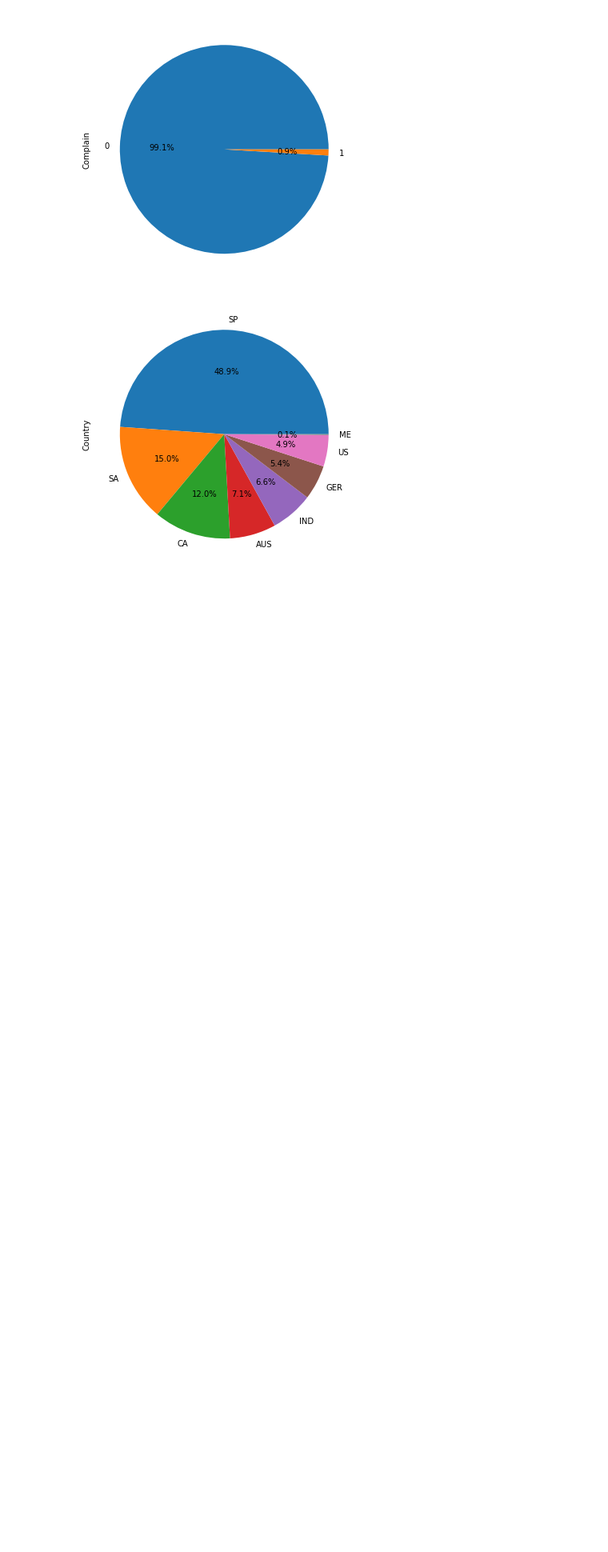
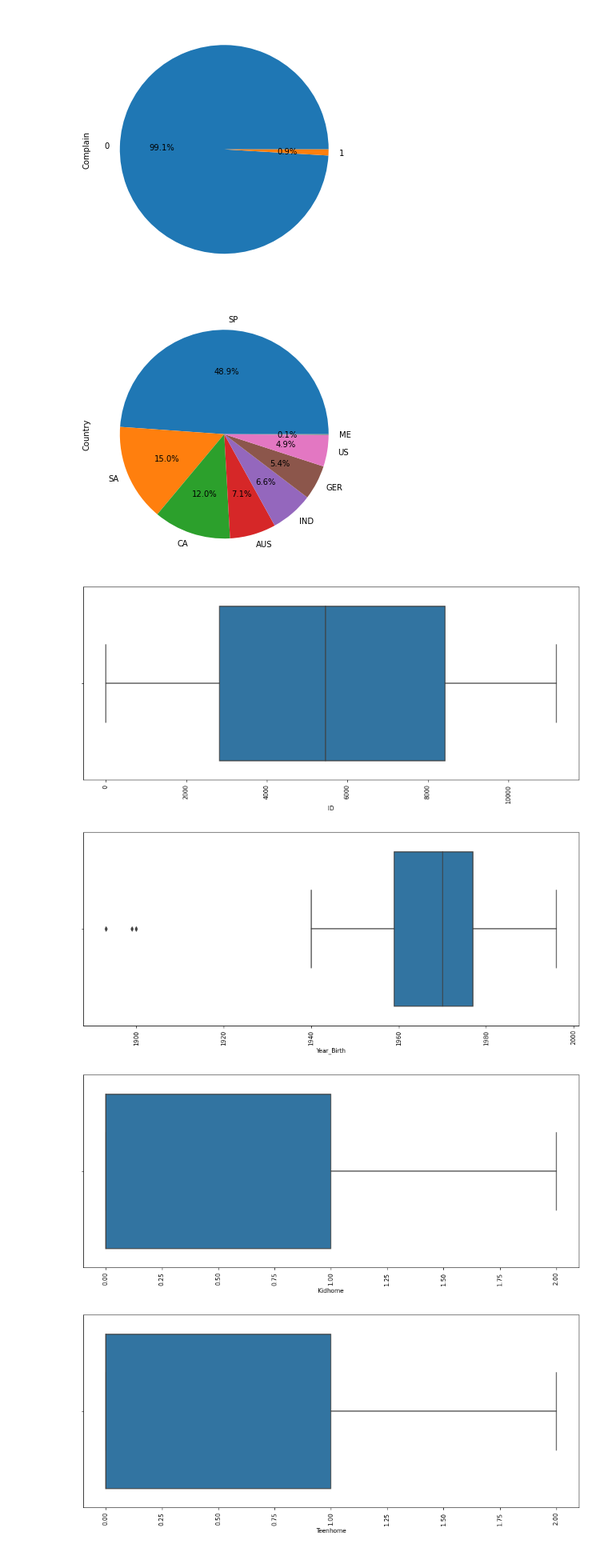
Before and after one commit to Sujitharasamsetty/Customer-Personality-Analysis, a Jupyter notebook: Customer Personality Analysis/Customer_Personality_Analysis.ipynb, the cells around one changed output. Shown: that part at 80% size. Saved outputs shown, nothing was run; the diff lists cells and outputs as text; code cells hidden in the pictures; blank space fills up the shorter version.

```diff
--- a/Customer Personality Analysis/Customer_Personality_Analysis.ipynb
+++ b/Customer Personality Analysis/Customer_Personality_Analysis.ipynb
@@ -161,3 +161,19 @@ for i in data_cat.columns:
 [figure]
 [figure]
 [figure]
+# %%
+data_num = data[['ID', 'Year_Birth','Kidhome', 'Teenhome', 'Recency', 'MntWines','MntFruits', 'MntMeatProducts',
+                 'MntFishProducts', 'MntSweetProducts','MntGoldProds', 'NumDealsPurchases', 'NumWebPurchases',
+                 'NumCatalogPurchases', 'NumStorePurchases', 'NumWebVisitsMonth','AcceptedCmp3', 'AcceptedCmp4',
+                 'AcceptedCmp5', 'AcceptedCmp1','AcceptedCmp2', 'Response', 'Complain']]
+# %%
+for i in data_num.columns:
+  plt.figure(figsize=(15,6))
+  sns.boxplot(data_num[i])
+  plt.xticks(rotation=90)
+  plt.show()
+# %% [output]
+[figure, added]
+[figure, added]
+[figure, added]
+[figure, added]
```
Also changed, not shown: parts of 1 cell of this notebook.
